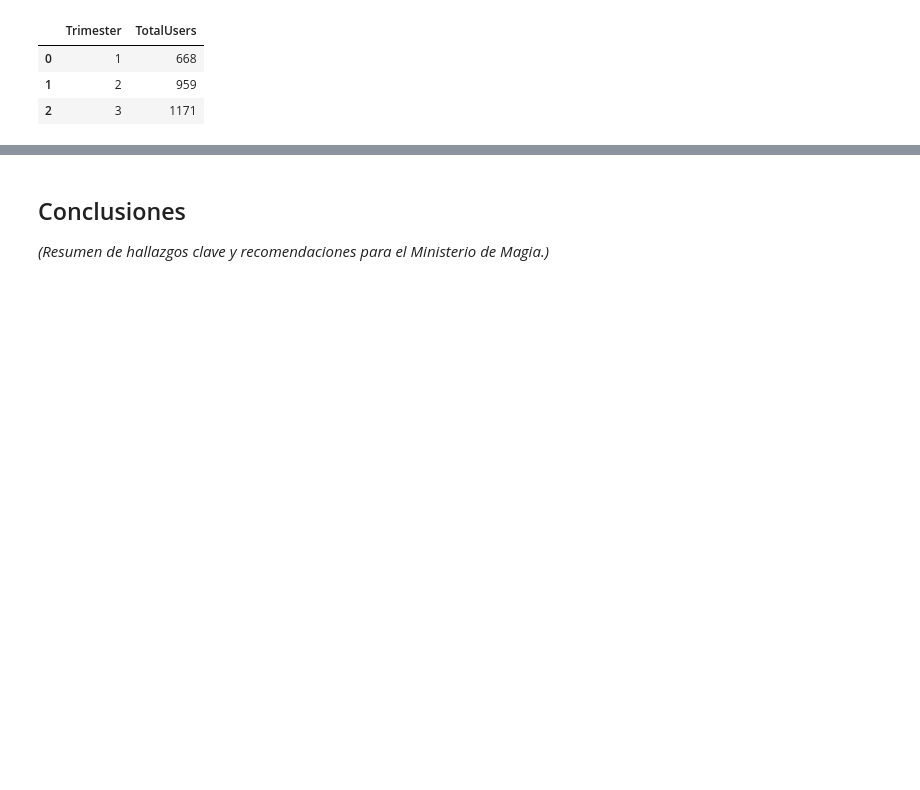
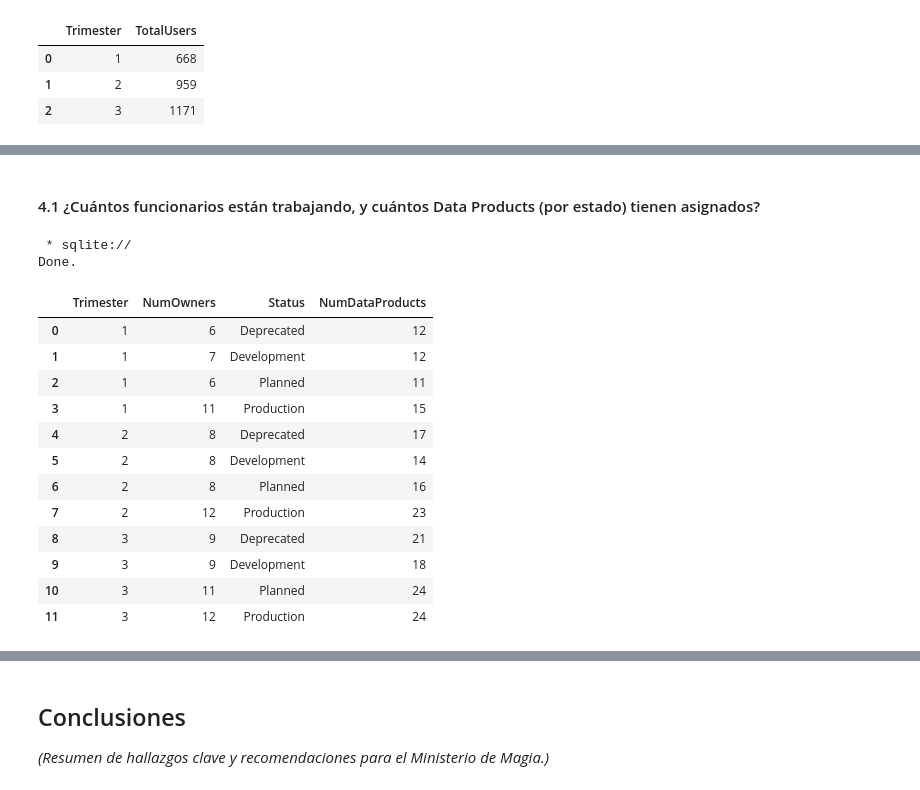
Before and after one commit to tvarmar/PEIA_P1_Hogwarts_DataProducts, a Jupyter notebook: TaniaEvoraVargasMartinez-ProgramacionEntornosIA-Python.ipynb, the cells around one changed output, grey strips where cells are left out. Drawn from its saved outputs; the diff is of its cells as text; code cells hidden in the pictures; blank space fills up the shorter version.

```diff
--- a/TaniaEvoraVargasMartinez-ProgramacionEntornosIA-Python.ipynb
+++ b/TaniaEvoraVargasMartinez-ProgramacionEntornosIA-Python.ipynb
@@ -475,0 +501,31 @@ Done.
+# %% [markdown]
+#### 4.1 ¿Cuántos funcionarios están trabajando, y cuántos Data Products (por estado) tienen asignados?
+# %%
+query = """
+  SELECT Trimester,
+         COUNT(DISTINCT Owner) AS NumOwners,
+         Status,
+         COUNT(ID) AS NumDataProducts
+  FROM trimestres_2024
+  GROUP BY Trimester, Status;
+"""
+
+result_41 = %sql {query}
+result_41_df = result_41.DataFrame()
+result_41_df
+# %% [output]
+ * sqlite://
+Done.
+|  | Trimester | NumOwners | Status | NumDataProducts |
+| 0 | 1 | 6 | Deprecated | 12 |
+| 1 | 1 | 7 | Development | 12 |
+| 2 | 1 | 6 | Planned | 11 |
+| 3 | 1 | 11 | Production | 15 |
+| 4 | 2 | 8 | Deprecated | 17 |
+| 5 | 2 | 8 | Development | 14 |
+| 6 | 2 | 8 | Planned | 16 |
+| 7 | 2 | 12 | Production | 23 |
+| 8 | 3 | 9 | Deprecated | 21 |
+| 9 | 3 | 9 | Development | 18 |
+| 10 | 3 | 11 | Planned | 24 |
+| 11 | 3 | 12 | Production | 24 |
```
Also changed, not shown: parts of 9 cells of this notebook.
